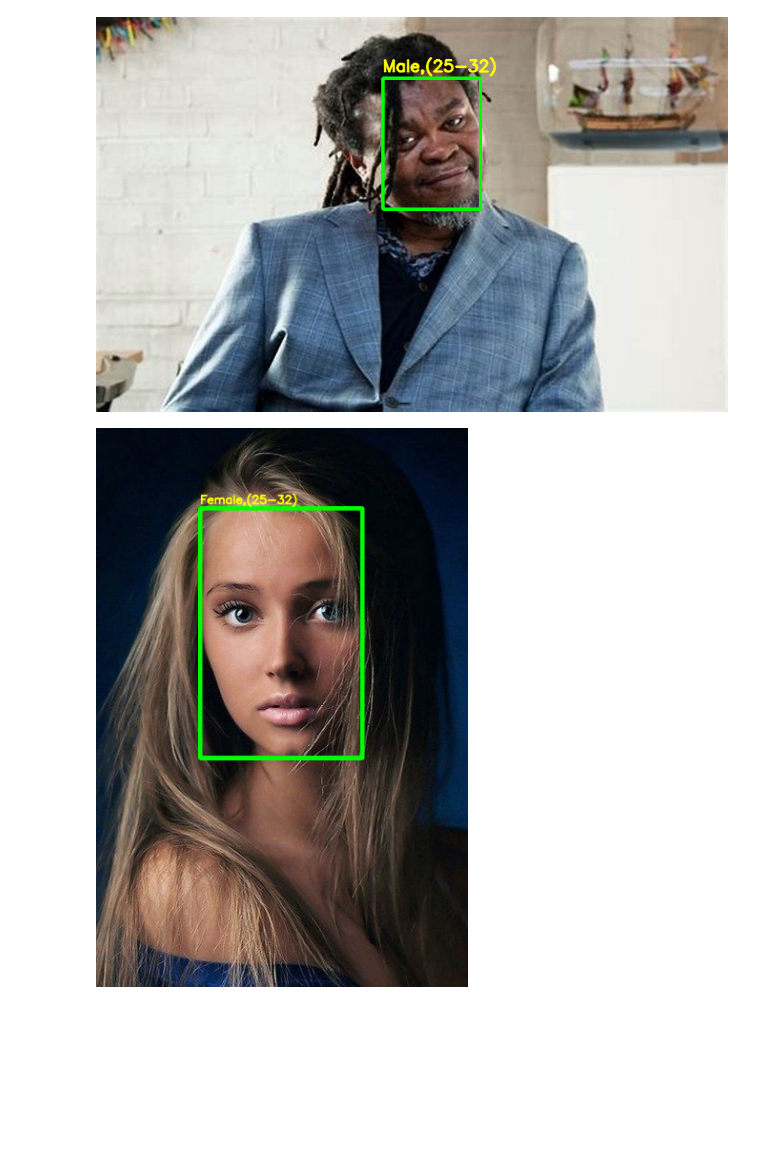
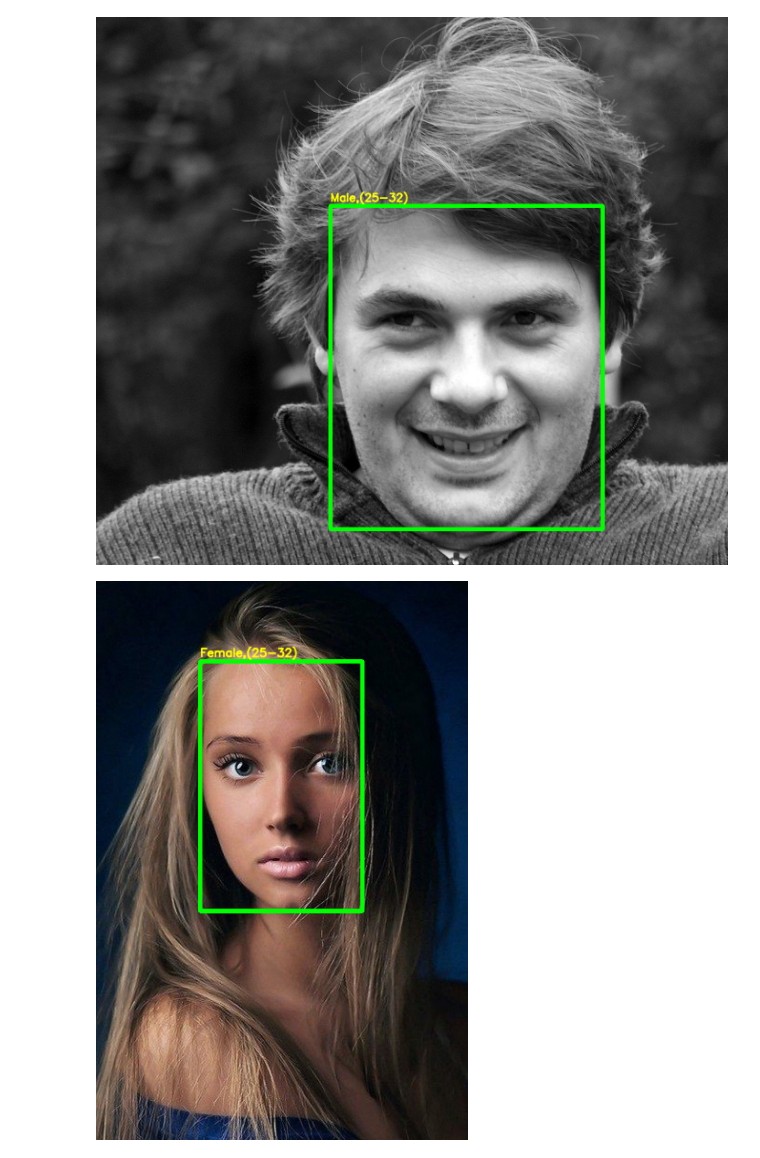
Before and after one commit to ak47wallayaar/Age_And_Gender_Detection_System, a Jupyter notebook: age&genderDetection.ipynb, the cells around one changed output. Drawn from its saved outputs; the diff is of its cells as text; code cells hidden in the pictures; blank space fills up the shorter version.

```diff
--- a/age&genderDetection.ipynb
+++ b/age&genderDetection.ipynb
@@ -96,11 +101,11 @@ def age_gender_detector(frame):
         cv.putText(frameFace, label, (bbox[0], bbox[1]-10), cv.FONT_HERSHEY_SIMPLEX, 0.8, (0, 255, 255), 2, cv.LINE_AA)
     return frameFace
 # %%
-input = cv.imread("image3.jpg")
+input = cv.imread("image4.jpg")
 output = age_gender_detector(input)
 cv2_imshow(output)
 # %% [output]
-[figure, old version]
+[figure, new version]
 # %%
 input = cv.imread("image5.jpg")
 output = age_gender_detector(input)
```
Also changed, not shown: parts of 3 cells of this notebook.
